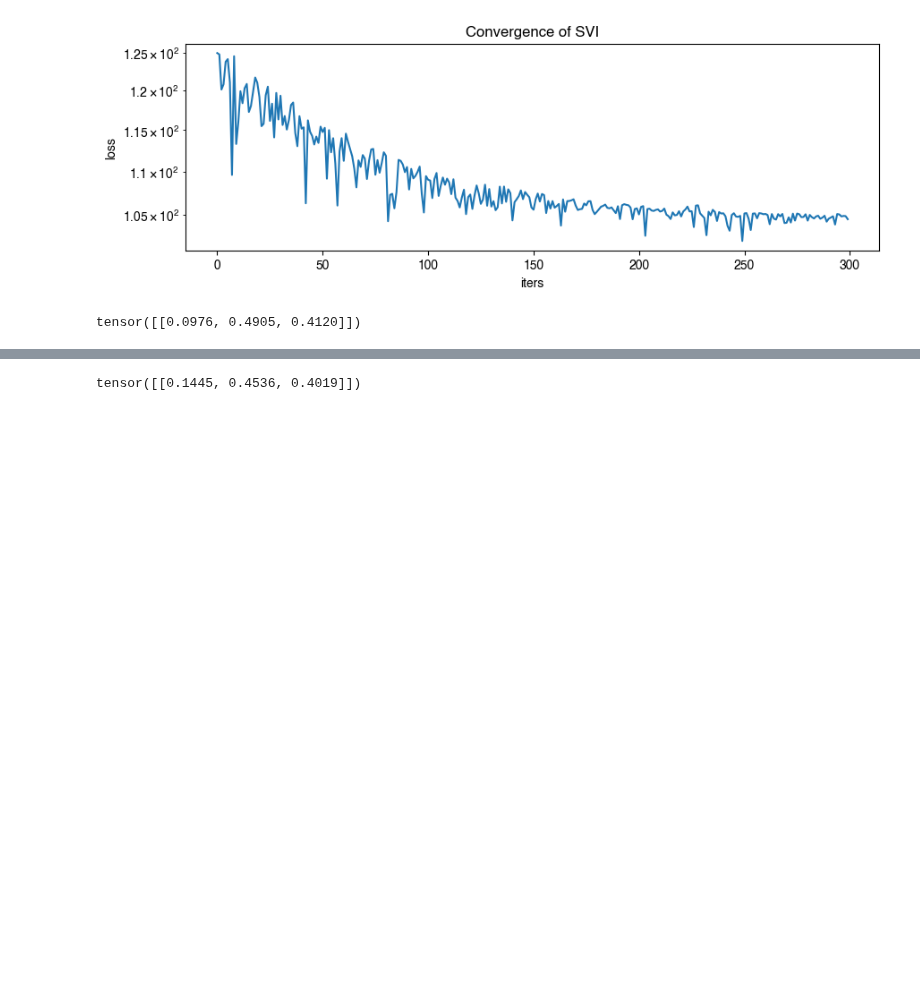
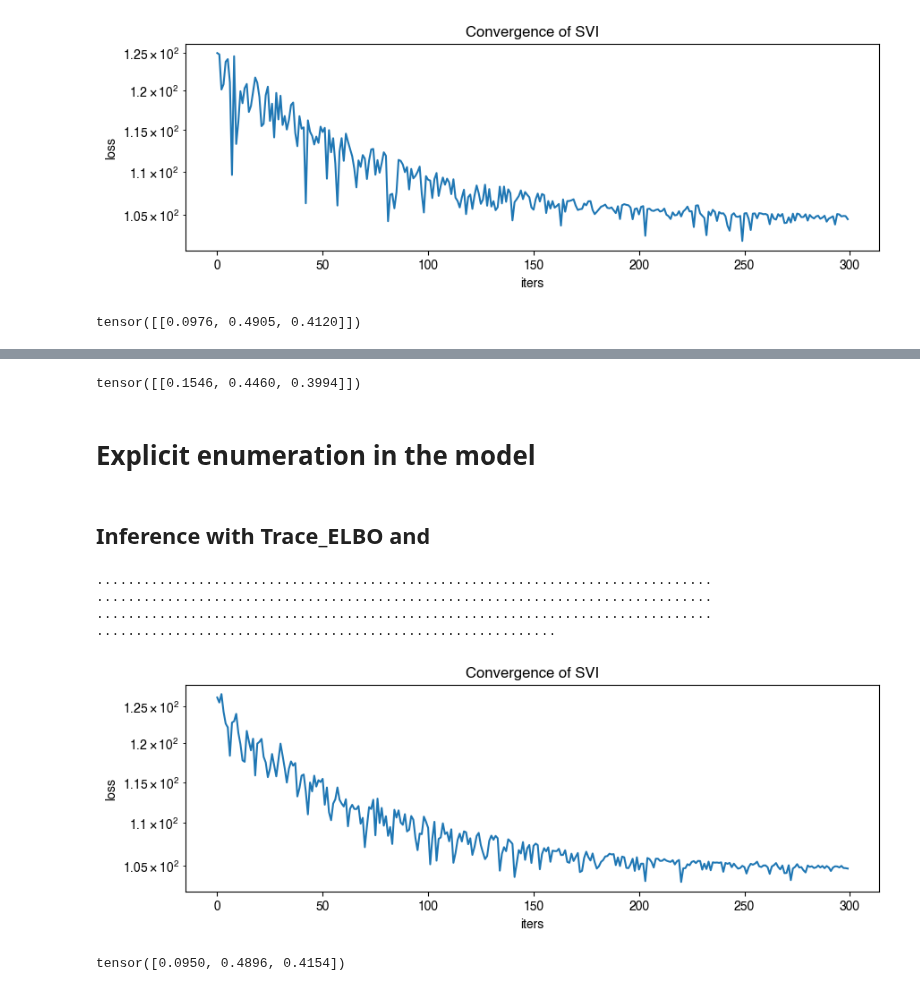
Before and after one commit to amcpherson/pyro_tutorial, a Jupyter notebook: notebooks/enumeration_custom_guide.ipynb, the cells around one changed output, grey strips where cells are left out. Saved outputs shown, nothing was run; the diff lists cells and outputs as text; code cells hidden in the pictures; blank space fills up the shorter version.

Commit message:
explicit enumeration in the model

```diff
--- a/notebooks/enumeration_custom_guide.ipynb
+++ b/notebooks/enumeration_custom_guide.ipynb
@@ -131,7 +138,10 @@ plt.title('Convergence of SVI');
 # %%
 
 num_samples = 1000
-predictive = Predictive(model, guide=custom_guide, num_samples=num_samples)(n_data=100)
+predictive = Predictive(model, guide=custom_guide, num_samples=num_samples)(n_data=n_data)
 predictive['probs'].mean(axis=0)
 # %% [output]
-tensor([[0.1445, 0.4536, 0.4019]])
+tensor([[0.1546, 0.4460, 0.3994]])
+# %% [markdown]
+
+# Explicit enumeration in the model
@@ -137,0 +181,37 @@ tensor([[0.1445, 0.4536, 0.4019]])
+# %% [markdown]
+
+## Inference with Trace_ELBO and
+# %%
+
+optim = pyro.optim.Adam({'lr': 0.01, 'betas': [0.8, 0.99]})
+elbo = Trace_ELBO(max_plate_nesting=2)
+guide = AutoNormal(pyro.poutine.block(partially_vectorized_model, expose=['probs'] + [f'scale_{idx}' for idx in range(n_data)]))
+svi = SVI(partially_vectorized_model, guide, optim, loss=elbo)
+
+pyro.clear_param_store()
+
+losses = []
+for i in range(300):
+    loss = svi.step(data=data)
+    losses.append(loss)
+    print('.' if i % 80 else '\n', end='')
+
+plt.figure(figsize=(10,3), dpi=100).set_facecolor('white')
+plt.plot(losses)
+plt.xlabel('iters')
+plt.ylabel('loss')
+plt.yscale('log')
+plt.title('Convergence of SVI');
+# %% [output]
+...............................................................................
+...............................................................................
+...............................................................................
+...........................................................
+[figure, added]
+# %%
+
+num_samples = 1000
+predictive = Predictive(partially_vectorized_model, guide=guide, num_samples=num_samples)(n_data=n_data)
+predictive['probs'].mean(axis=0)
+# %% [output]
+tensor([0.0950, 0.4896, 0.4154])
```
Also changed, not shown: parts of 8 cells of this notebook, 1 other file.
